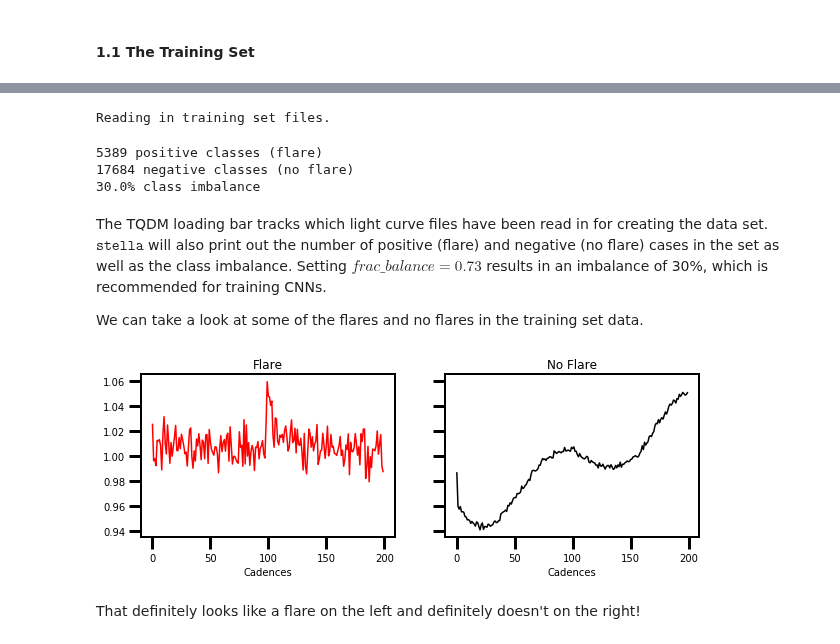
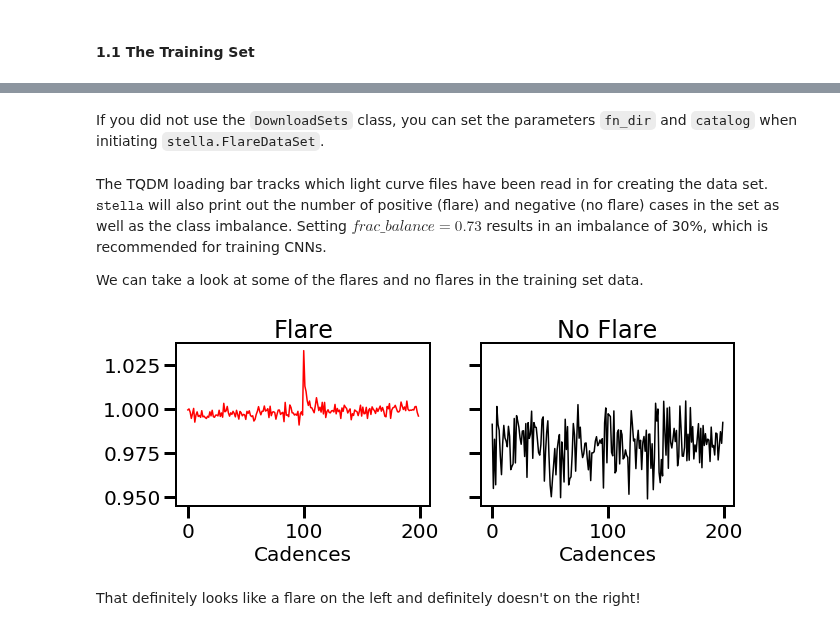
Before and after one commit to afeinstein20/stella, a Jupyter notebook: docs/getting_started/tutorial.ipynb, the cells around one changed output, grey strips where cells are left out. Saved outputs shown, nothing was run; the diff lists cells and outputs as text; code cells hidden in the pictures.

```diff
--- a/docs/getting_started/tutorial.ipynb
+++ b/docs/getting_started/tutorial.ipynb
@@ -22,3 +54,3 @@ Great, now that you have the flare catalog and data, be sure to put it in a plac
 # %%
-DIR = '/Users/arcticfox/Documents/flares/lc/unlabeled'
-CATALOG_NAME = 'catalog_per_flare_final.csv'
+ds = stella.FlareDataSet(fn_dir='/Users/arcticfox/Documents/flares/lc/unlabeled',
+                         catalog='/Users/arcticfox/Documents/flares/lc/unlabeled/catalog_per_flare_final.csv')
@@ -37,11 +62,5 @@ Other variables that can be set are:
-# %%
-ds = stella.FlareDataSet(fn_dir=DIR,
-                         catalog=os.path.join(DIR, CATALOG_NAME))
-# %% [output]
-Reading in training set files.
-5389 positive classes (flare)
-17684 negative classes (no flare)
-30.0% class imbalance
+# %% [markdown]
+If you did not use the `DownloadSets` class, you can set the parameters `fn_dir` and `catalog` when initiating `stella.FlareDataSet`.
 # %% [markdown]
 The TQDM loading bar tracks which light curve files have been read in for creating the data set. $\texttt{stella}$ will also print out the number of positive (flare) and negative (no flare) cases in the set as well as the class imbalance. Setting $\textit{frac_balance} = 0.73$ results in an imbalance of 30%, which is recommended for training CNNs.
 
@@ -49,17 +68,17 @@ We can take a look at some of the flares and no flares in the training set data.
 # %%
 ind_pc = np.where(ds.train_labels==1)[0] # Flares
 ind_nc = np.where(ds.train_labels==0)[0] # No flares
 
 fig, (ax1, ax2) = plt.subplots(ncols=2, figsize=(10,3),
                                sharex=True, sharey=True)
-ax1.plot(ds.train_data[ind_pc[1]], 'r')
+ax1.plot(ds.train_data[ind_pc[10]], 'r')
 ax1.set_title('Flare')
 ax1.set_xlabel('Cadences')
-ax2.plot(ds.train_data[ind_nc[1]], 'k')
+ax2.plot(ds.train_data[ind_nc[10]], 'k')
 ax2.set_title('No Flare')
 ax2.set_xlabel('Cadences');
 # %% [output]
-[figure, old version]
+[figure, new version]
 # %% [markdown]
 That definitely looks like a flare on the left and definitely doesn't on the right!
 # %% [markdown]
```
Also changed, not shown: parts of 21 cells of this notebook, 2 other files.
